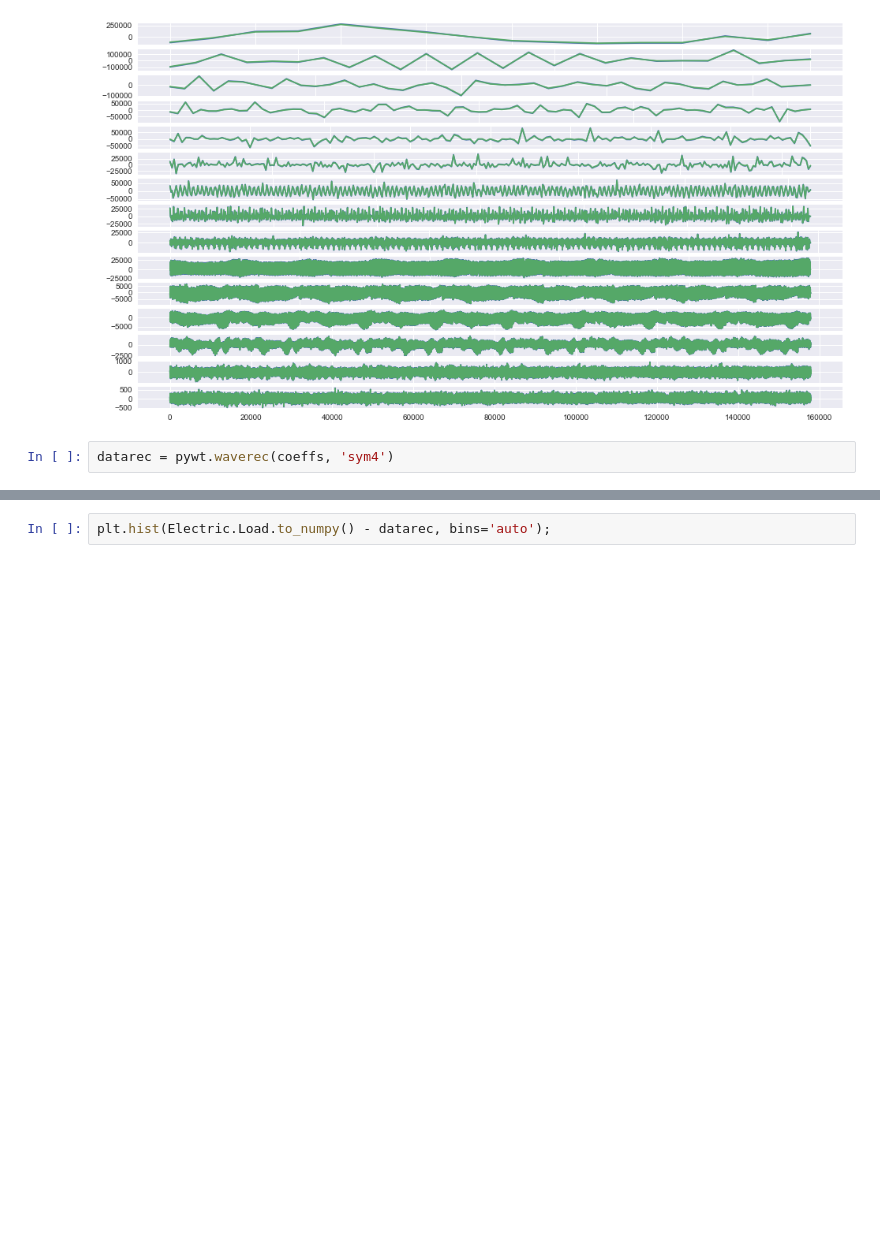
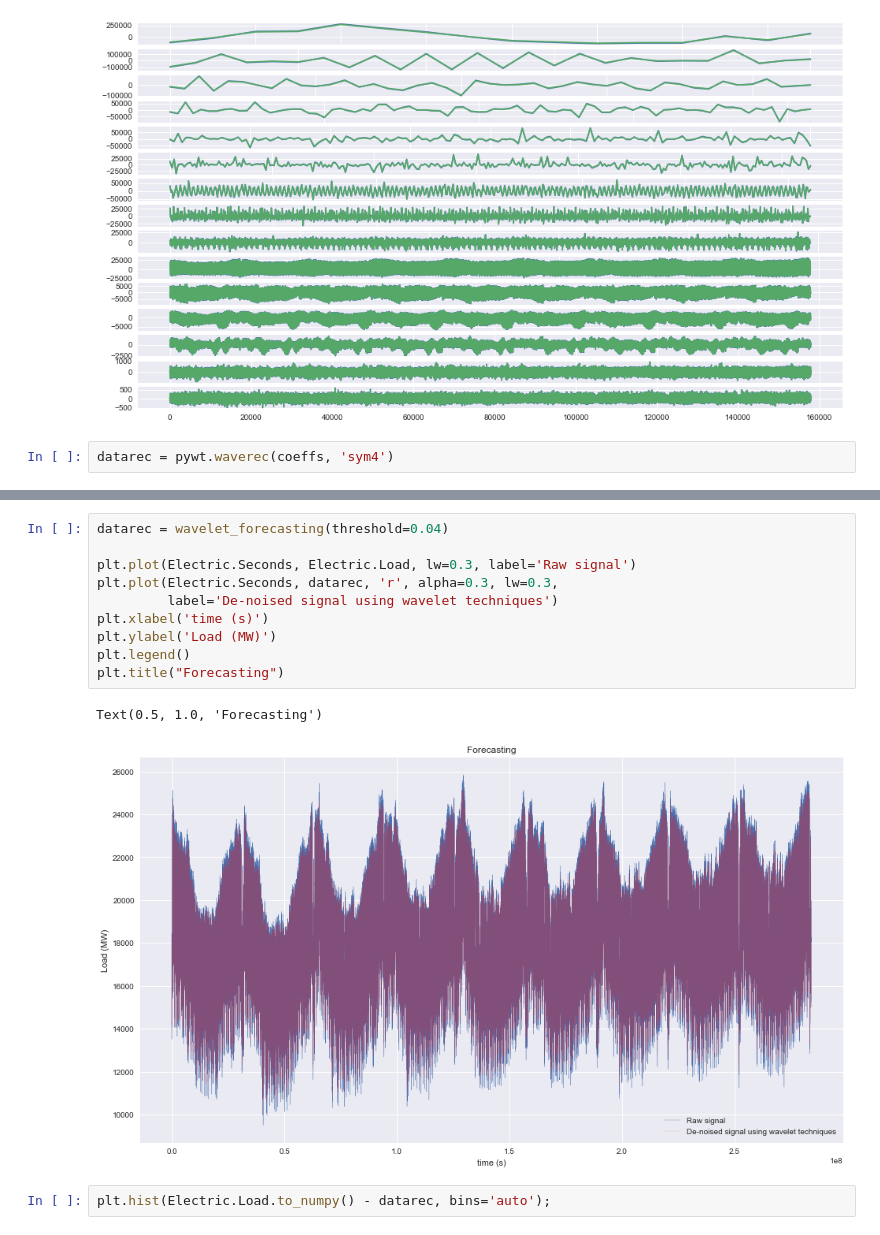
Before and after one commit to Nuelam9/Report-2, a Jupyter notebook: Wavelet_denoising.ipynb, the cells around one changed output, grey strips where cells are left out. Cells and saved outputs as stored; diff of their text form; blank space fills up the shorter version.

```diff
--- a/Wavelet_denoising.ipynb
+++ b/Wavelet_denoising.ipynb
@@ -54,3 +87,16 @@ Text(0.5, 1.0, 'De-noised signal using wavelet techniques')
+# %%
+datarec = wavelet_forecasting(threshold=0.04)
+
+plt.plot(Electric.Seconds, Electric.Load, lw=0.3, label='Raw signal')
+plt.plot(Electric.Seconds, datarec, 'r', alpha=0.3, lw=0.3,
+         label='De-noised signal using wavelet techniques')
+plt.xlabel('time (s)')
+plt.ylabel('Load (MW)')
+plt.legend()
+plt.title("Forecasting")
+# %% [output]
+Text(0.5, 1.0, 'Forecasting')
+[figure, added]
 # %%
 plt.hist(Electric.Load.to_numpy() - datarec, bins='auto');
 # %% [output]
```
Also changed, not shown: parts of 8 cells of this notebook.
